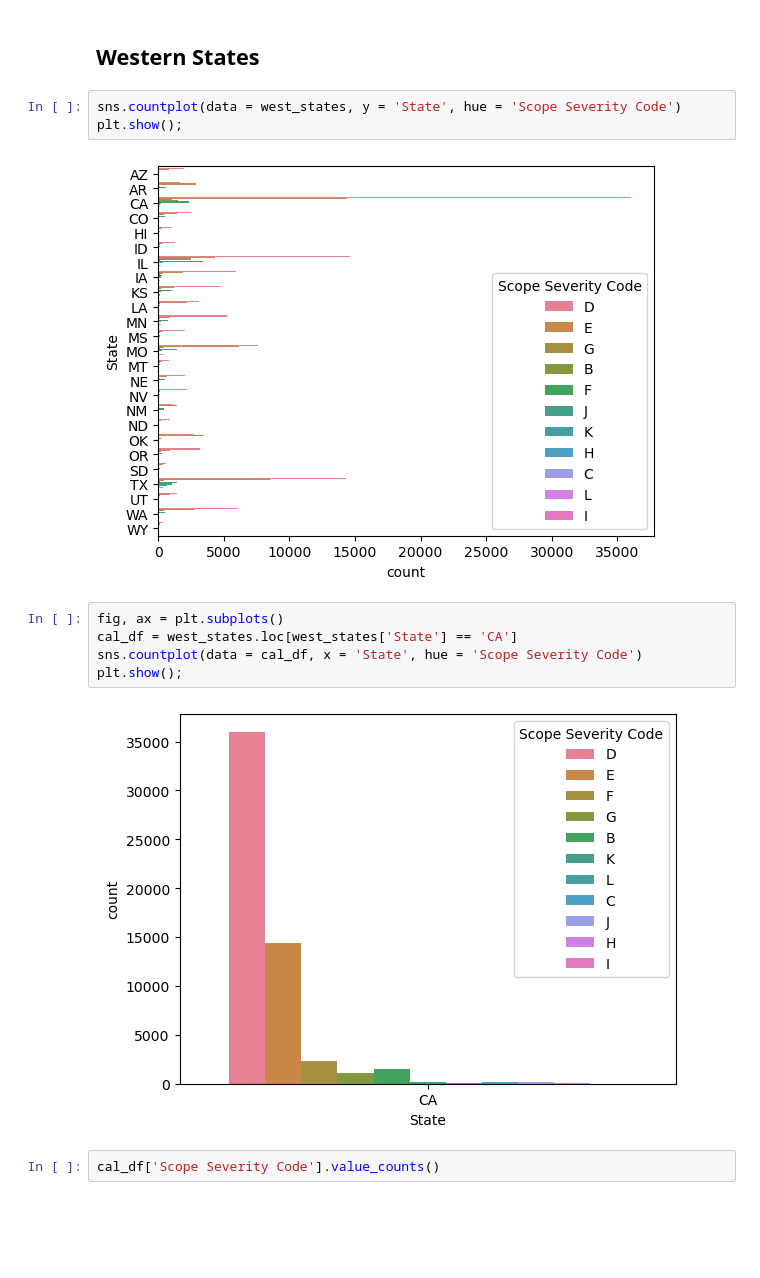
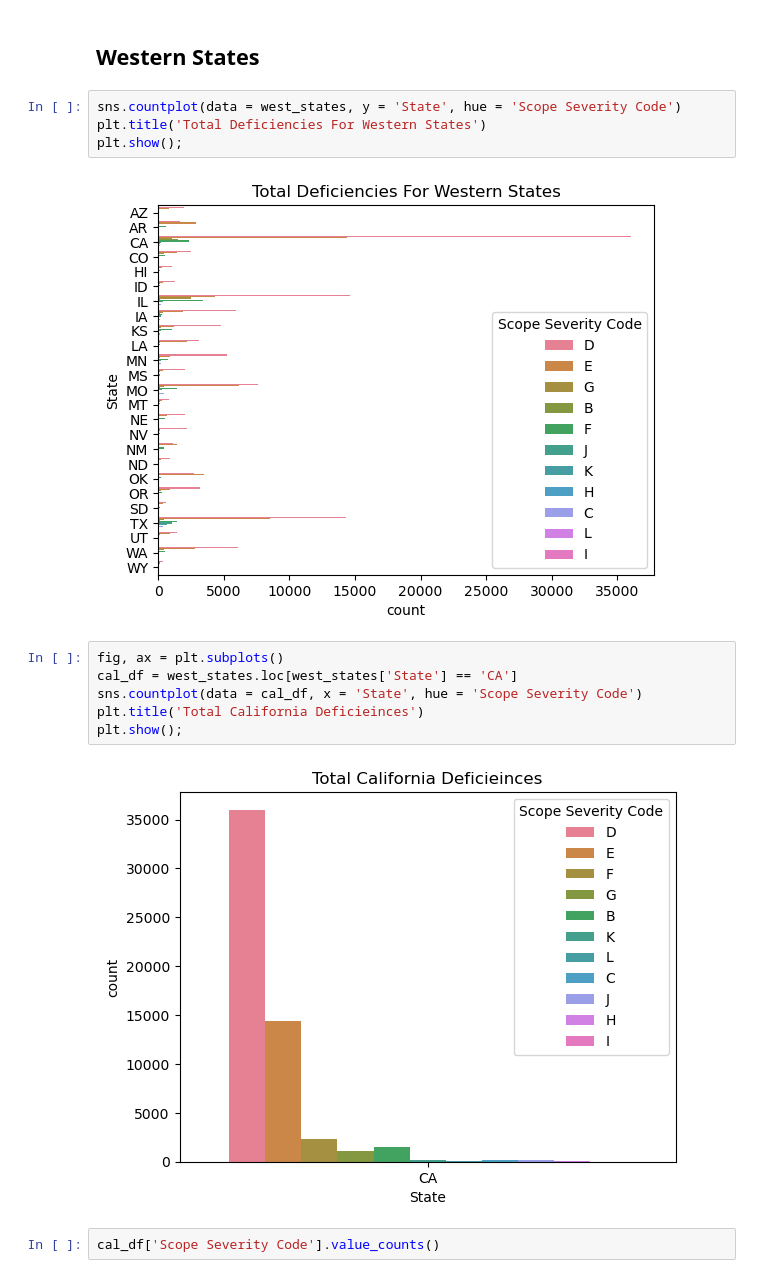
Before and after one commit to Djohnson1313/cms_data_exercise, a Jupyter notebook: cms_data_exercise.ipynb, the cells around one changed output. Cells and saved outputs as stored; diff of their text form; blank space fills up the shorter version.

```diff
--- a/cms_data_exercise.ipynb
+++ b/cms_data_exercise.ipynb
@@ -243,16 +308,18 @@ east_states = df3.loc[df3['State'].isin(east_states_list)]
 ## Western States
 # %%
 sns.countplot(data = west_states, y = 'State', hue = 'Scope Severity Code')
+plt.title('Total Deficiencies For Western States')
 plt.show();
 # %% [output]
-[figure, old version]
+[figure, new version]
 # %%
 fig, ax = plt.subplots()
 cal_df = west_states.loc[west_states['State'] == 'CA']
 sns.countplot(data = cal_df, x = 'State', hue = 'Scope Severity Code')
+plt.title('Total California Deficieinces')
 plt.show();
 # %% [output]
-[figure, old version]
+[figure, new version]
 # %%
 cal_df['Scope Severity Code'].value_counts()
 # %% [output]
```
Also changed, not shown: parts of 26 cells of this notebook.
